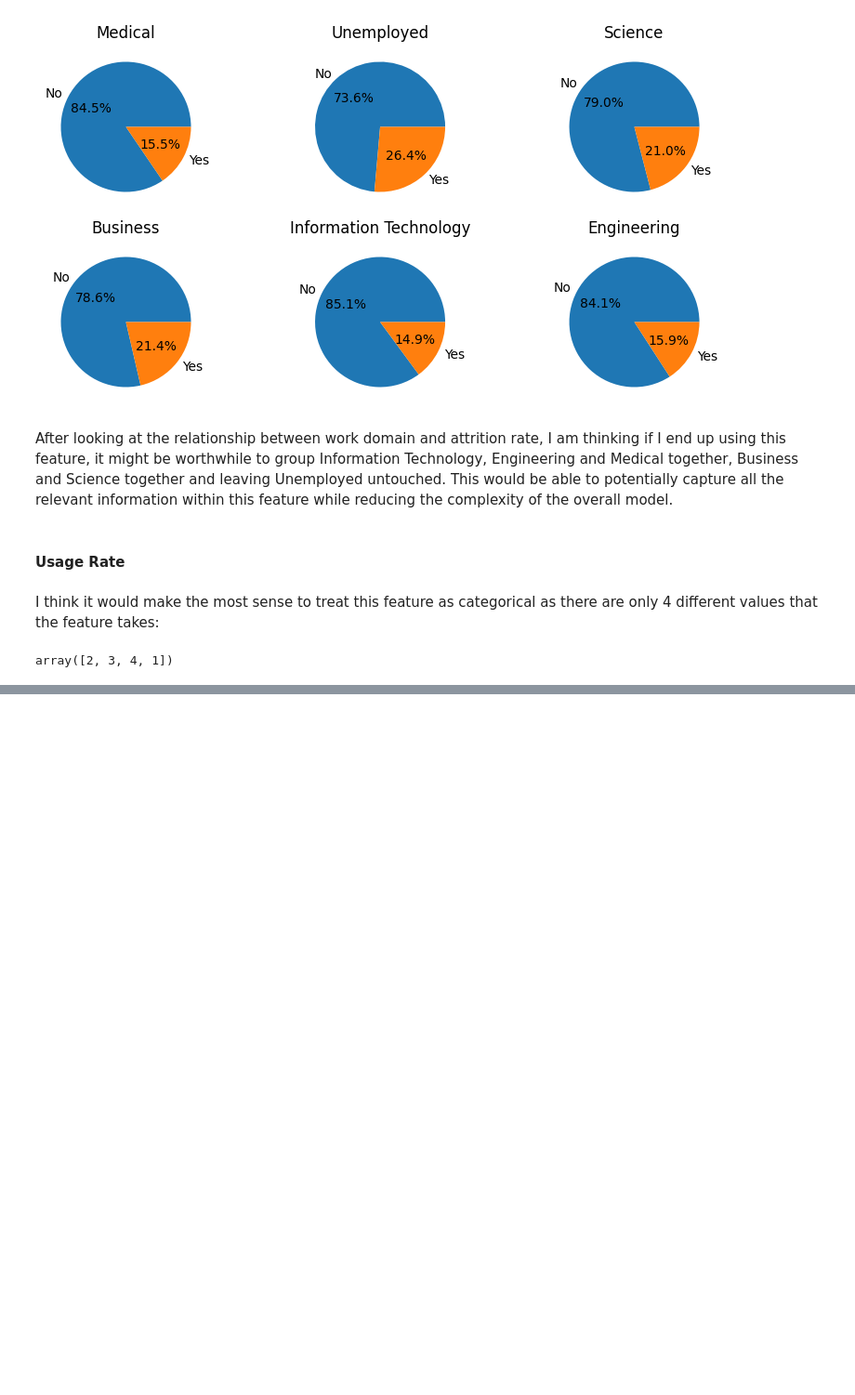
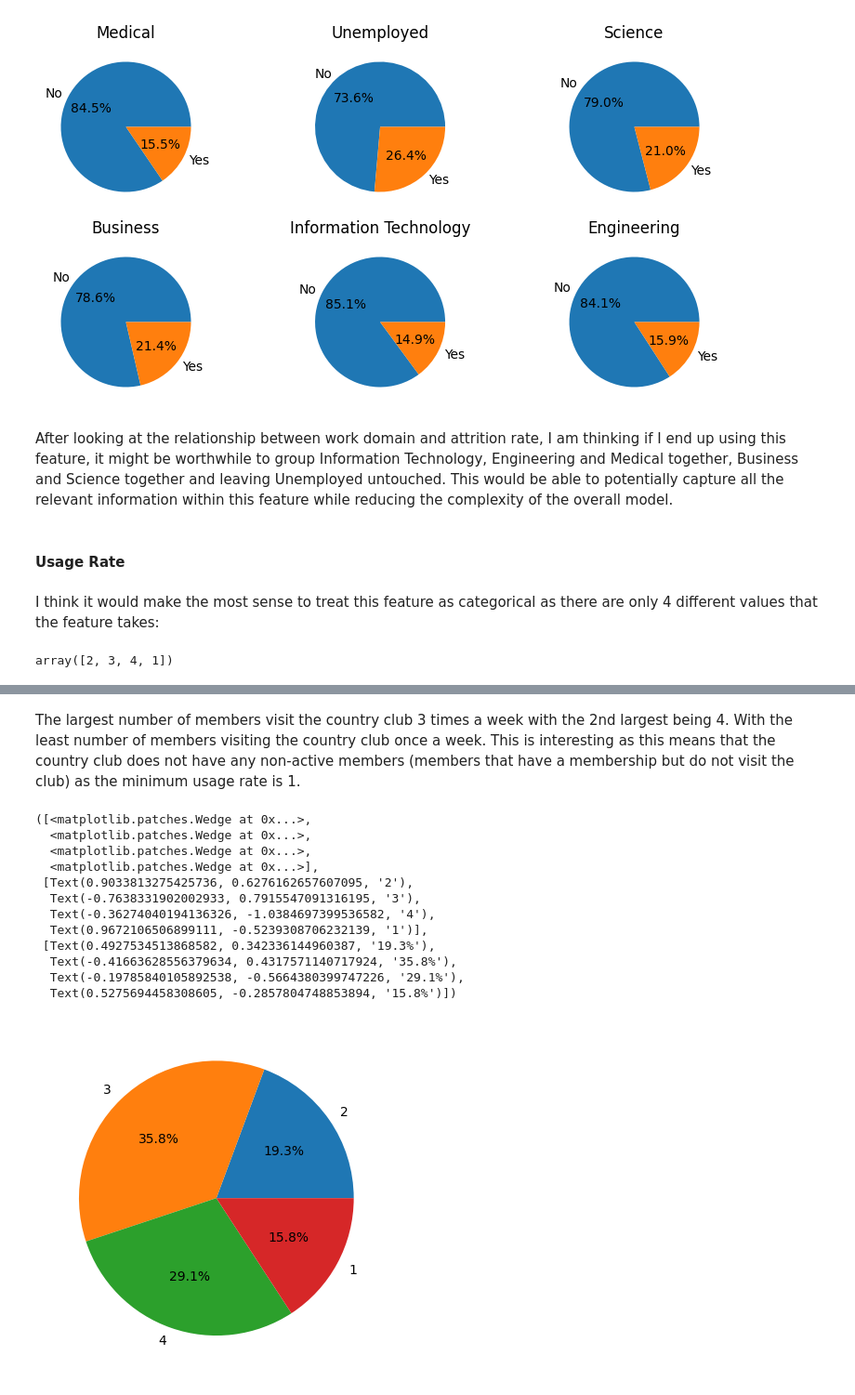
Before and after one commit to Anglesofdeath/attrition-data-science-project, a Jupyter notebook: eda.ipynb, the cells around one changed output, grey strips where cells are left out. Shown at 93% size. Drawn from its saved outputs; the diff is of its cells as text; code cells hidden in the pictures; blank space fills up the shorter version.

```diff
--- a/eda.ipynb
+++ b/eda.ipynb
@@ -781,0 +805,19 @@ array([2, 3, 4, 1])
+# %% [markdown]
+The largest number of members visit the country club 3 times a week with the 2nd largest being 4. With the least number of members visiting the country club once a week. This is interesting as this means that the country club does not have any non-active members (members that have a membership but do not visit the club) as the minimum usage rate is 1.
+# %%
+usage_rate = df['Usage Rate'].unique()
+plt.pie(df['Usage Rate'].value_counts()[usage_rate], autopct='%1.1f%%', labels=usage_rate)
+# %% [output]
+([<matplotlib.patches.Wedge at 0x...>,
+  <matplotlib.patches.Wedge at 0x...>,
+  <matplotlib.patches.Wedge at 0x...>,
+  <matplotlib.patches.Wedge at 0x...>],
+ [Text(0.9033813275425736, 0.6276162657607095, '2'),
+  Text(-0.7638331902002933, 0.7915547091316195, '3'),
+  Text(-0.36274040194136326, -1.0384697399536582, '4'),
+  Text(0.9672106506899111, -0.5239308706232139, '1')],
+ [Text(0.4927534513868582, 0.342336144960387, '19.3%'),
+  Text(-0.41663628556379634, 0.4317571140717924, '35.8%'),
+  Text(-0.19785840105892538, -0.5664380399747226, '29.1%'),
+  Text(0.5275694458308605, -0.2857804748853894, '15.8%')])
+[figure, added]
```
Also changed, not shown: parts of 58 cells of this notebook.
